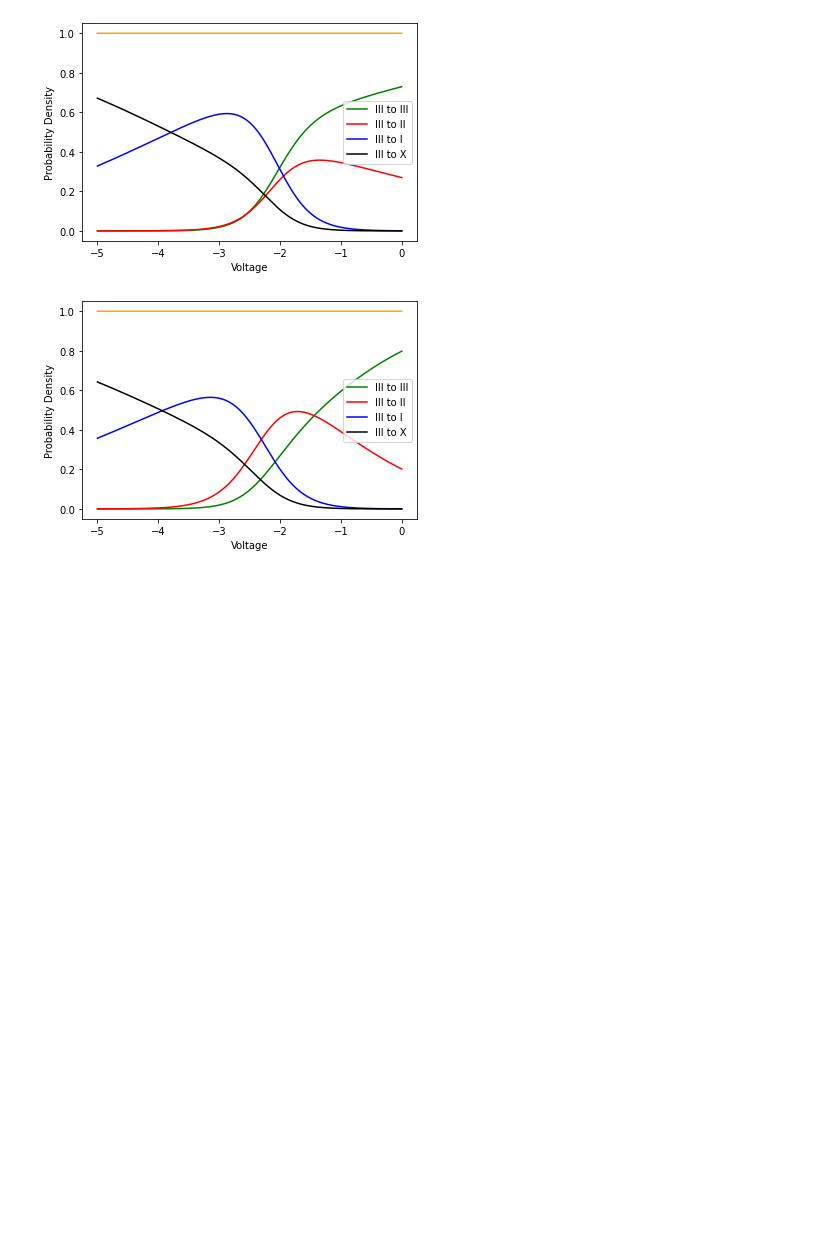
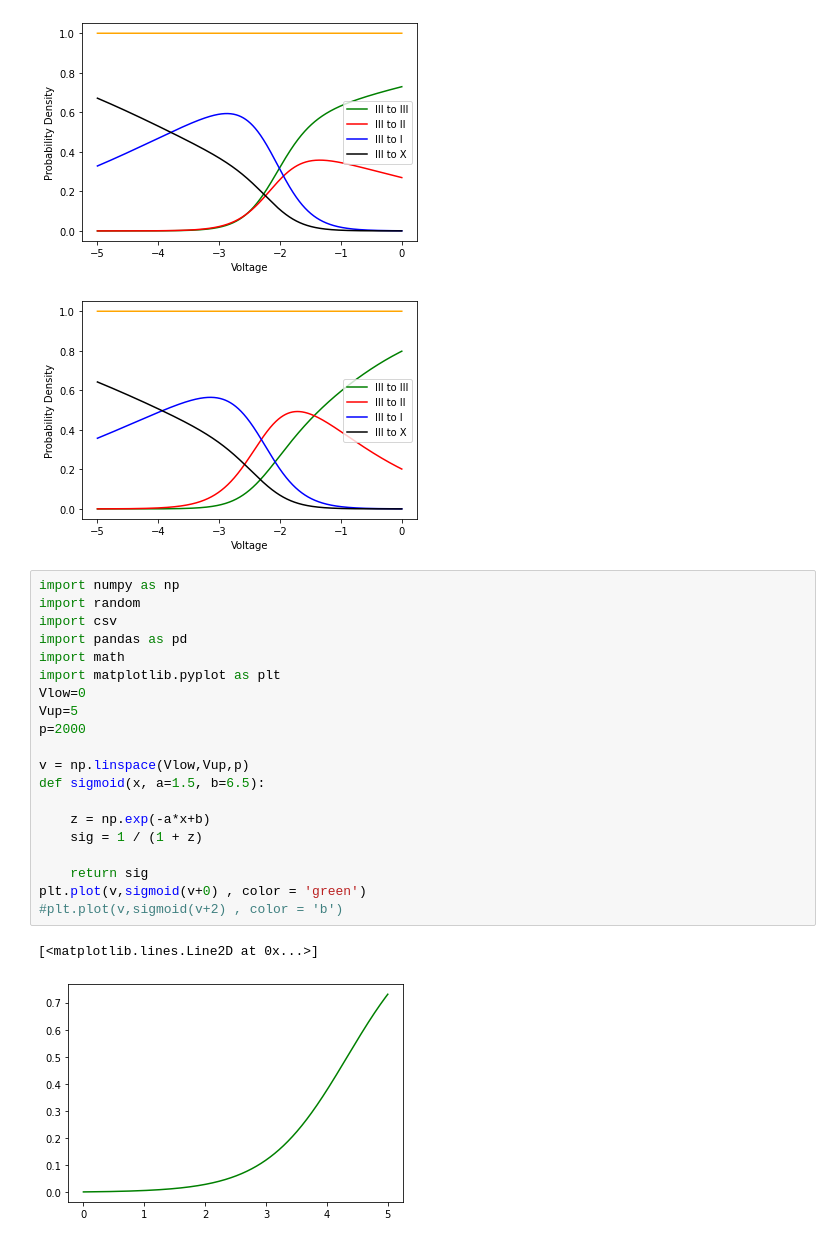
Before and after one commit to MeklitWoldeamlak/Reinforce, a Jupyter notebook: AllStates.ipynb, the cells around one changed output. Drawn from its saved outputs; the diff is of its cells as text; blank space fills up the shorter version.

```diff
--- a/AllStates.ipynb
+++ b/AllStates.ipynb
@@ -202,3 +202,26 @@ while i<n:
 [figure]
 [figure]
 [figure]
+# %%
+import numpy as np
+import random
+import csv
+import pandas as pd
+import math
+import matplotlib.pyplot as plt
+Vlow=0
+Vup=5
+p=2000
+
+v = np.linspace(Vlow,Vup,p)
+def sigmoid(x, a=1.5, b=6.5):
+
+    z = np.exp(-a*x+b)
+    sig = 1 / (1 + z)
+
+    return sig
+plt.plot(v,sigmoid(v+0) , color = 'green')
+#plt.plot(v,sigmoid(v+2) , color = 'b')
+# %% [output]
+[<matplotlib.lines.Line2D at 0x...>]
+[figure, added]
```
Also changed, not shown: 14 other files.
